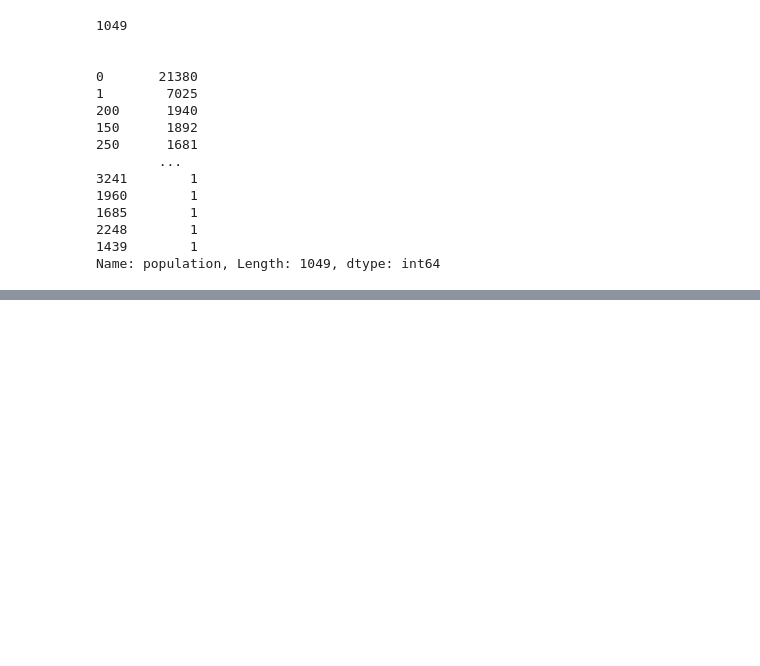
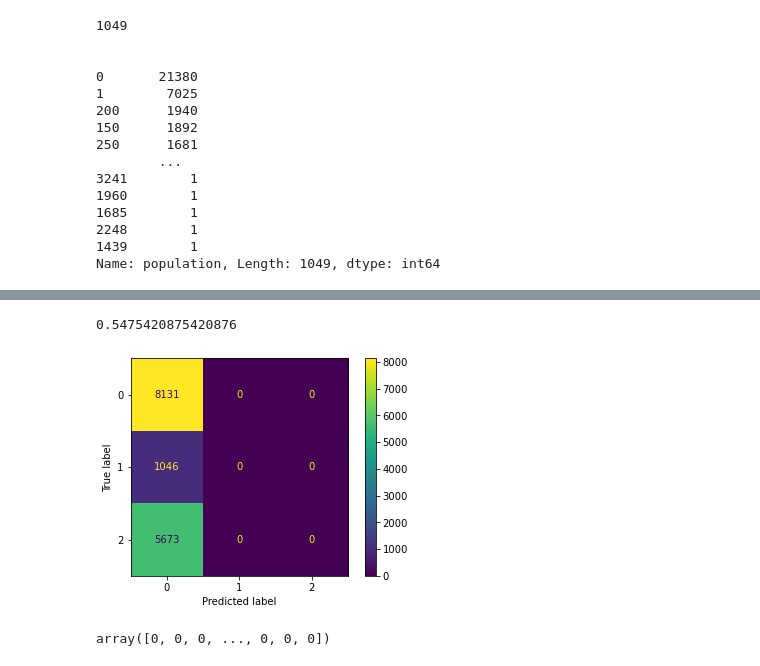
Before and after one commit to mboland23/phase_3_project, a Jupyter notebook: Ogo_working_nb.ipynb, the cells around one changed output, grey strips where cells are left out. Saved outputs shown, nothing was run; the diff lists cells and outputs as text; code cells hidden in the pictures; blank space fills up the shorter version.

Commit message:
data cleaning and dummy model

```diff
--- a/Ogo_working_nb.ipynb
+++ b/Ogo_working_nb.ipynb
@@ -903,0 +916,4 @@ See the caveats in the documentation: https://pandas.pydata.org/pandas-docs/stab
+# %%
+le = LabelEncoder()
+water_pump["status_group"] = le.fit_transform(water_pump["status_group"])
+water_pump.head()
@@ -903,0 +928,3 @@ See the caveats in the documentation: https://pandas.pydata.org/pandas-docs/stab
+# %%
+X= water_pump.drop('status_group', axis=1)
+y=water_pump['status_group']
@@ -903,0 +938,2 @@ See the caveats in the documentation: https://pandas.pydata.org/pandas-docs/stab
+# %%
+X_train, X_test, y_train, y_test = train_test_split(X, y, random_state=42)
@@ -903,0 +942,15 @@ See the caveats in the documentation: https://pandas.pydata.org/pandas-docs/stab
+# %%
+dummy = DummyClassifier(strategy= "most_frequent", random_state=42)
+dummy_model = dummy.fit(X_train, y_train)
+dummy.score(X_test, y_test)
+# %% [output]
+0.5475420875420876
+# %%
+plot_confusion_matrix(dummy_model, X_test, y_test);
+# %% [output]
+[figure, added]
+# %%
+y_pred = dummy_model.predict(X_test)
+y_pred
+# %% [output]
+array([0, 0, 0, ..., 0, 0, 0])
```
Also changed, not shown: parts of 51 cells of this notebook.
